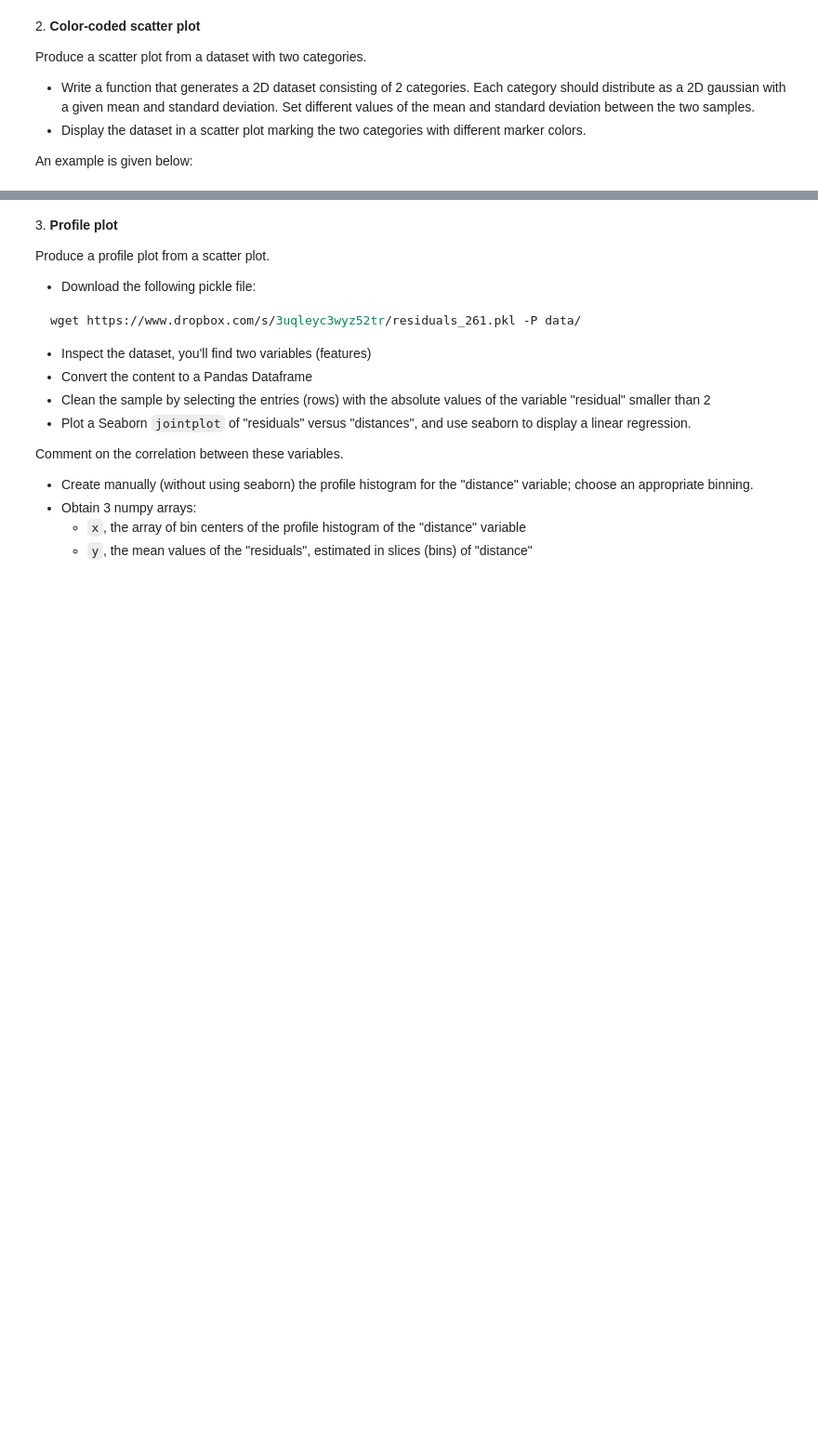
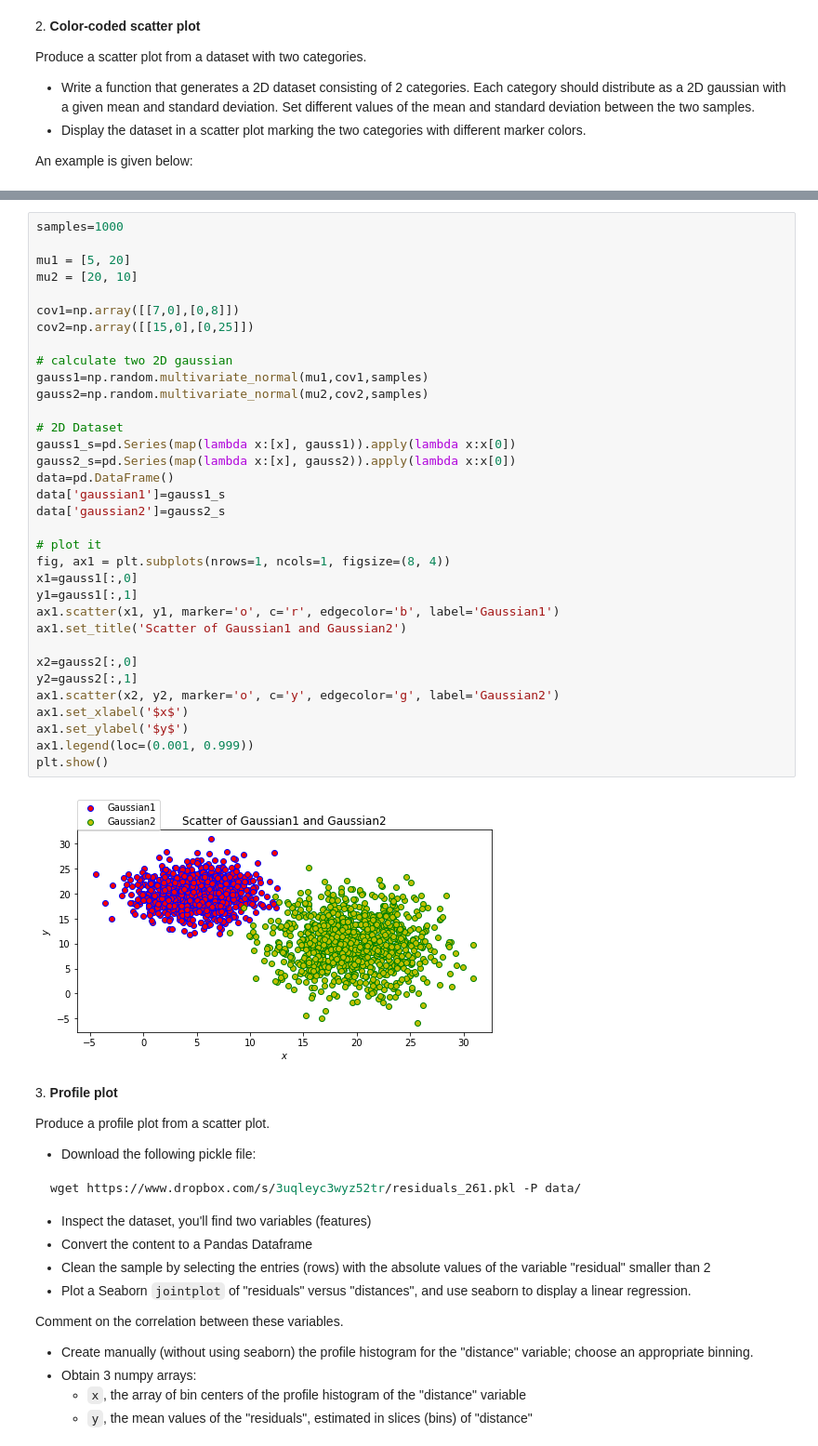
Before and after one commit to zucchett/ScientificComputingWithPython2022, a Jupyter notebook: 07ex_visualization.ipynb, the cells around one changed output, grey strips where cells are left out. Shown at 93% size. Drawn from its saved outputs; the diff is of its cells as text; blank space fills up the shorter version.

```diff
--- a/07ex_visualization.ipynb
+++ b/07ex_visualization.ipynb
@@ -29,3 +53,39 @@ Image('images/two_categories_scatter_plot.png')
+# %%
+samples=1000
+
+mu1 = [5, 20]
+mu2 = [20, 10]
+
+cov1=np.array([[7,0],[0,8]])
+cov2=np.array([[15,0],[0,25]])
+
+# calculate two 2D gaussian
+gauss1=np.random.multivariate_normal(mu1,cov1,samples)
+gauss2=np.random.multivariate_normal(mu2,cov2,samples)
+
+# 2D Dataset
+gauss1_s=pd.Series(map(lambda x:[x], gauss1)).apply(lambda x:x[0])
+gauss2_s=pd.Series(map(lambda x:[x], gauss2)).apply(lambda x:x[0])
+data=pd.DataFrame()
+data['gaussian1']=gauss1_s
+data['gaussian2']=gauss2_s
+
+# plot it
+fig, ax1 = plt.subplots(nrows=1, ncols=1, figsize=(8, 4))
+x1=gauss1[:,0]
+y1=gauss1[:,1]
+ax1.scatter(x1, y1, marker='o', c='r', edgecolor='b', label='Gaussian1')
+ax1.set_title('Scatter of Gaussian1 and Gaussian2')
+
+x2=gauss2[:,0]
+y2=gauss2[:,1]
+ax1.scatter(x2, y2, marker='o', c='y', edgecolor='g', label='Gaussian2')
+ax1.set_xlabel('$x$')
+ax1.set_ylabel('$y$')
+ax1.legend(loc=(0.001, 0.999))
+plt.show()
+# %% [output]
+[figure, added]
 # %% [markdown]
 3\. **Profile plot**
 
```
Also changed, not shown: parts of 4 cells of this notebook, 1 other file.
